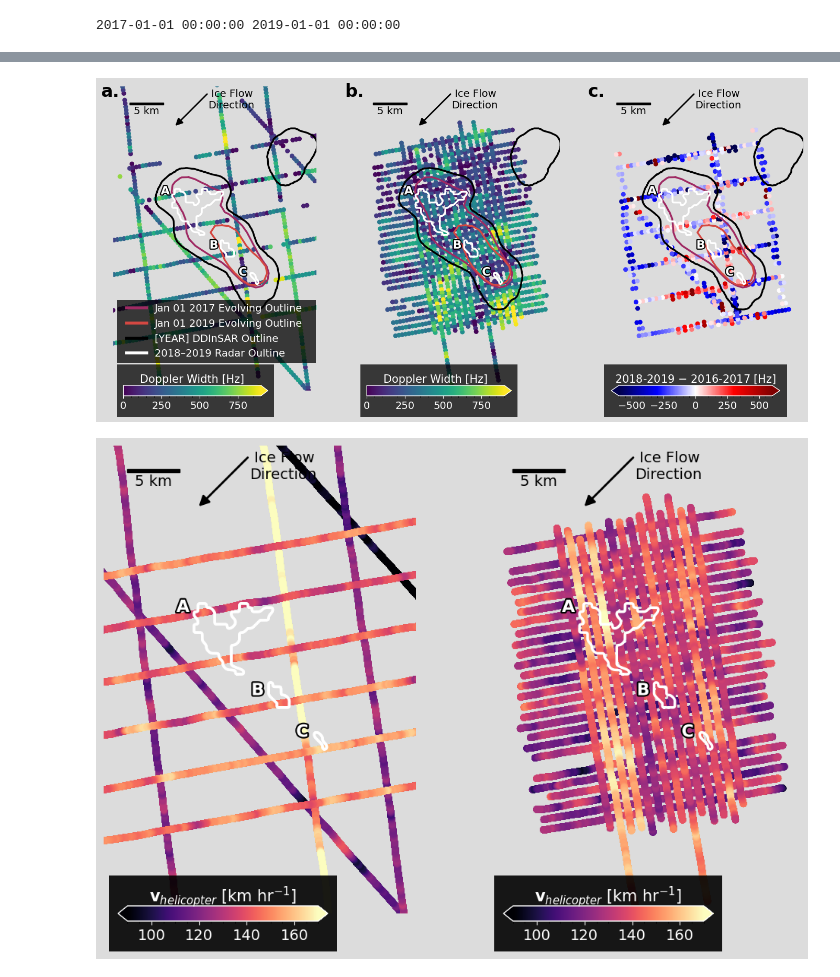
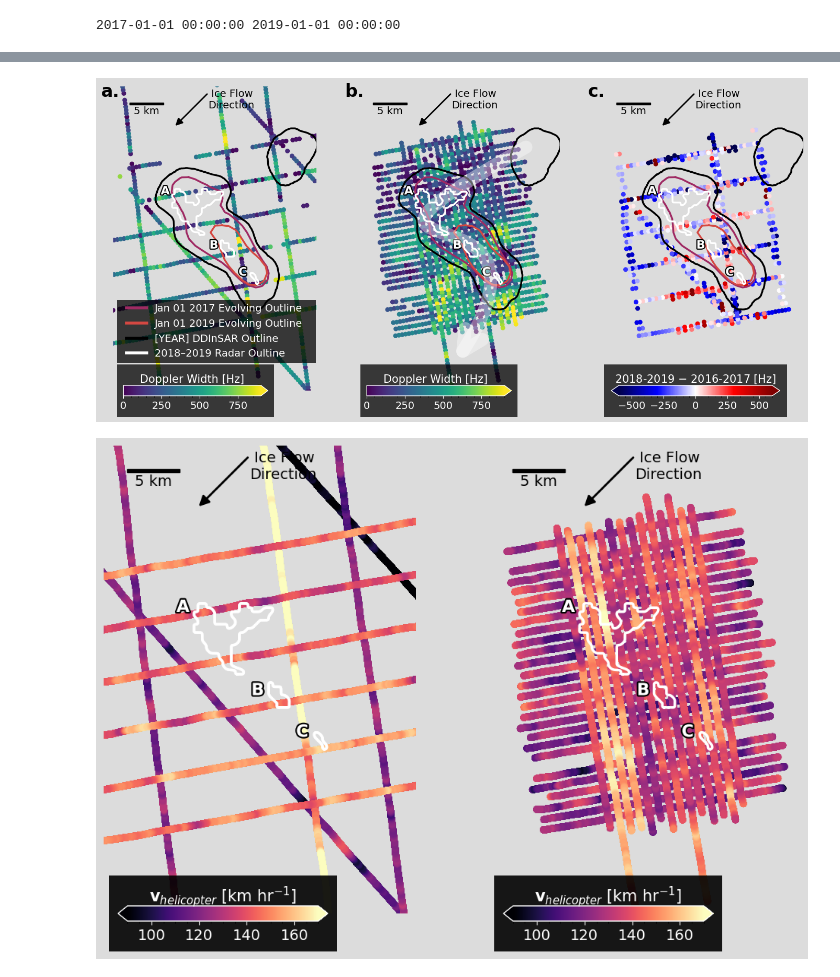
Before and after one commit to zsk4/DavidSpecularity, a Jupyter notebook: Figure4,S3,S4/Figure4,S3,S4.ipynb, the cells around one changed output, grey strips where cells are left out. Cells and saved outputs as stored; diff of their text form; code cells hidden in the pictures.

```diff
--- a/Figure4,S3,S4/Figure4,S3,S4.ipynb
+++ b/Figure4,S3,S4/Figure4,S3,S4.ipynb
@@ -598,6 +649,31 @@ for text in legend.get_texts():
 common_panel_elements(ax2, plotting_dict_1819, offset_video_radargrams_1819)
 plot_outlines(ax2, evolving_outlines, DDInSAR_outlines, idx_1617, idx_1819)
 
+# Arrow path
+bbox = [650000,-1475000,680000,-1430000]
+verts = [
+    (675000,-1439000),  # start
+    ( 638000,-1460000),  # control 1
+    ( 683000,-1442000),  # control 2
+    ( 664500,-1471000),  # end
+]
+
+path = Path(
+    verts,
+    [Path.MOVETO, Path.CURVE4, Path.CURVE4, Path.CURVE4]
+)
+
+arrow = FancyArrowPatch(
+    path=path,
+    arrowstyle='->',
+    mutation_scale=70,
+    lw=18,
+    color='white',
+    zorder=10,
+    alpha=0.4
+)
+
+ax2.add_patch(arrow)
 
 ## AX3 ##
 # Remove borders
@@ -647,34 +723,34 @@ ax3.annotate(
 xy=(659000, -1436000),      # Tip
 xytext=(664000, -1431000),  # Tail
 arrowprops=dict(
     arrowstyle='-|>',
     color='black',
     lw=2,
     mutation_scale=20 ,
 ),
 transform=ps71_projection,
 zorder=10
 )
 ax3.text(664000, -1432000, ' Ice Flow\nDirection',
     fontsize=14, color='black', ha='left', va='center',zorder=10)
 
 bbox = [650000,-1475000,680000,-1430000] #David_SGL2_full extent
 ax3.set_xlim(bbox[0],bbox[2])
 ax3.set_ylim(bbox[1],bbox[3])
 
 plot_outlines(ax3, evolving_outlines, DDInSAR_outlines, idx_1617, idx_1819)
 
 # Set background gainsboro
 fig.patch.set_facecolor('gainsboro')
 
 ax1.text(-0.06, 1.01, 'a.', transform=ax1.transAxes, fontsize=24, fontweight='bold', va='top', ha='left', color='black')
 ax2.text(-0.06, 1.01, 'b.', transform=ax2.transAxes, fontsize=24, fontweight='bold', va='top', ha='left', color='black')
 ax3.text(-0.06, 1.01, 'c.', transform=ax3.transAxes, fontsize=24, fontweight='bold', va='top', ha='left', color='black')
 
 
 fig.savefig(os.path.join(outdir, 'Figure4.png'), dpi=300, bbox_inches='tight')
 # %% [output]
-[figure, old version]
+[figure, new version]
 # %%
 ## Figure S3 ##
 # Velocity plots
```
Also changed, not shown: parts of 4 cells of this notebook, 3 other files.
